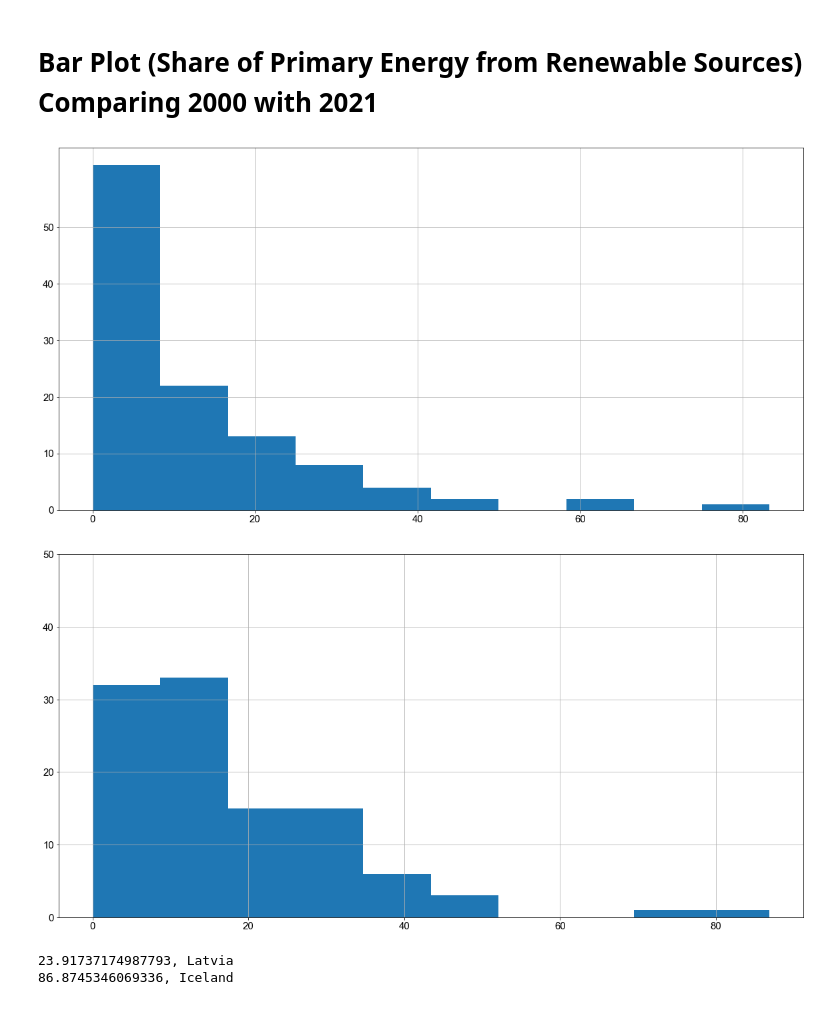
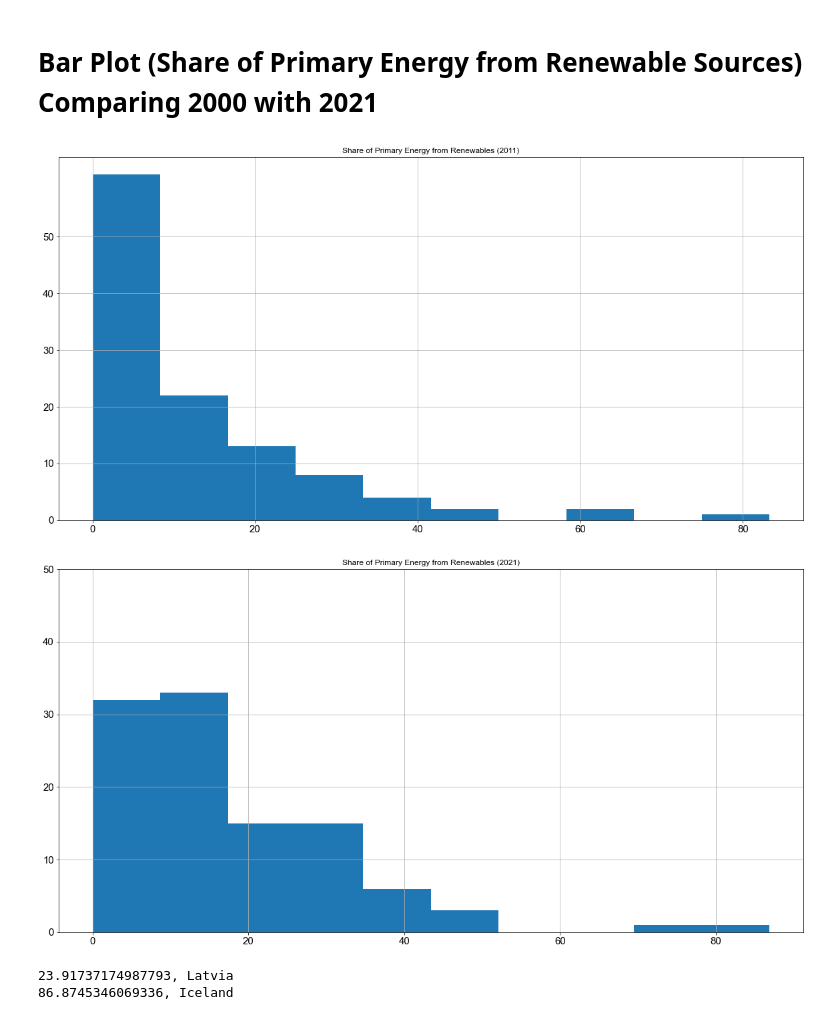
Before and after one commit to aaroln/ev, a Jupyter notebook: presentation.ipynb, the cells around one changed output. Drawn from its saved outputs; the diff is of its cells as text; code cells hidden in the pictures.

```diff
--- a/presentation.ipynb
+++ b/presentation.ipynb
@@ -262,25 +262,29 @@ plt.show()
 # %%
 j = renewable_share.Year == 2011
 renewable_2011 = renewable_share[j]
 
 k = renewable_share.Year == 2021
 renewable_2021 = renewable_share[k]
 
 renewable_2011['Renewables (% equivalent primary energy)'].hist()
 
+plt.title('Share of Primary Energy from Renewables (2011)')
+
 plt.yticks(list(range(0,60,10)))
 
 plt.show()
 # %% [output]
-[figure, old version]
+[figure, new version]
 # %%
 renewable_2021['Renewables (% equivalent primary energy)'].hist()
 
 plt.yticks(list(range(0,60,10)))
 
+plt.title('Share of Primary Energy from Renewables (2021)')
+
 plt.show()
 # %% [output]
-[figure, old version]
+[figure, new version]
 # %%
 # Gets 2021 data for chosen country
 
```
Also changed, not shown: parts of 2 cells of this notebook.
